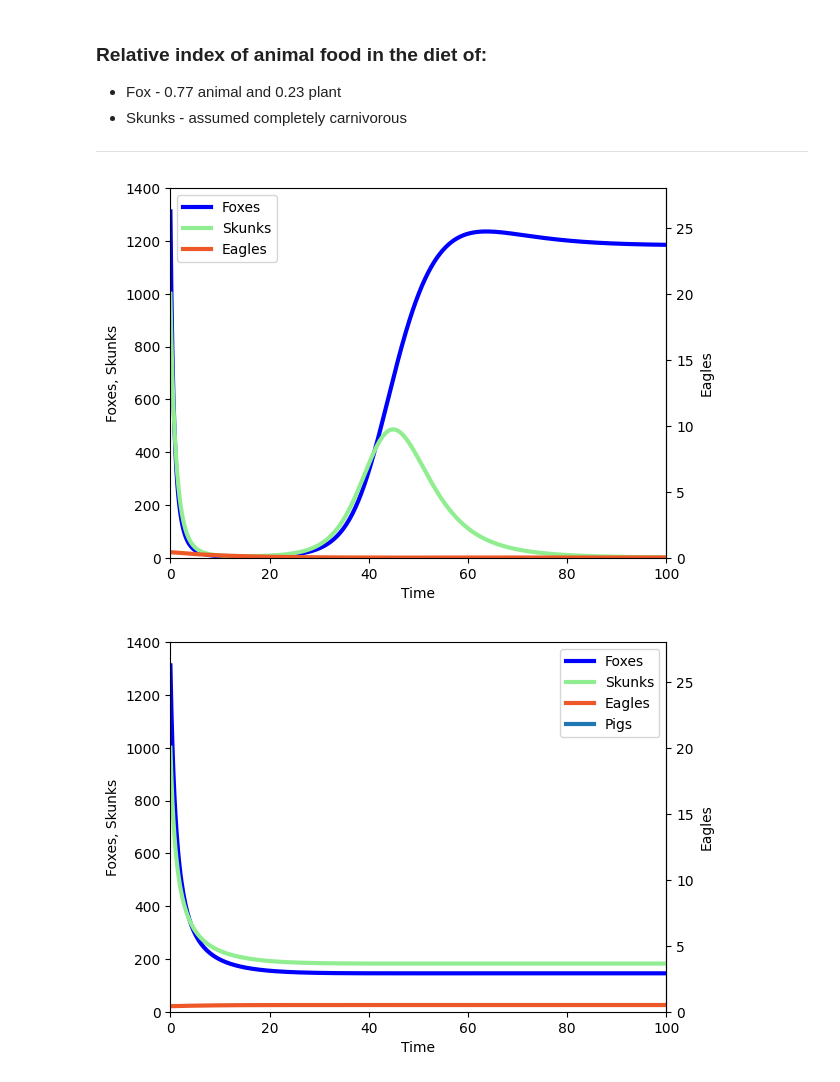
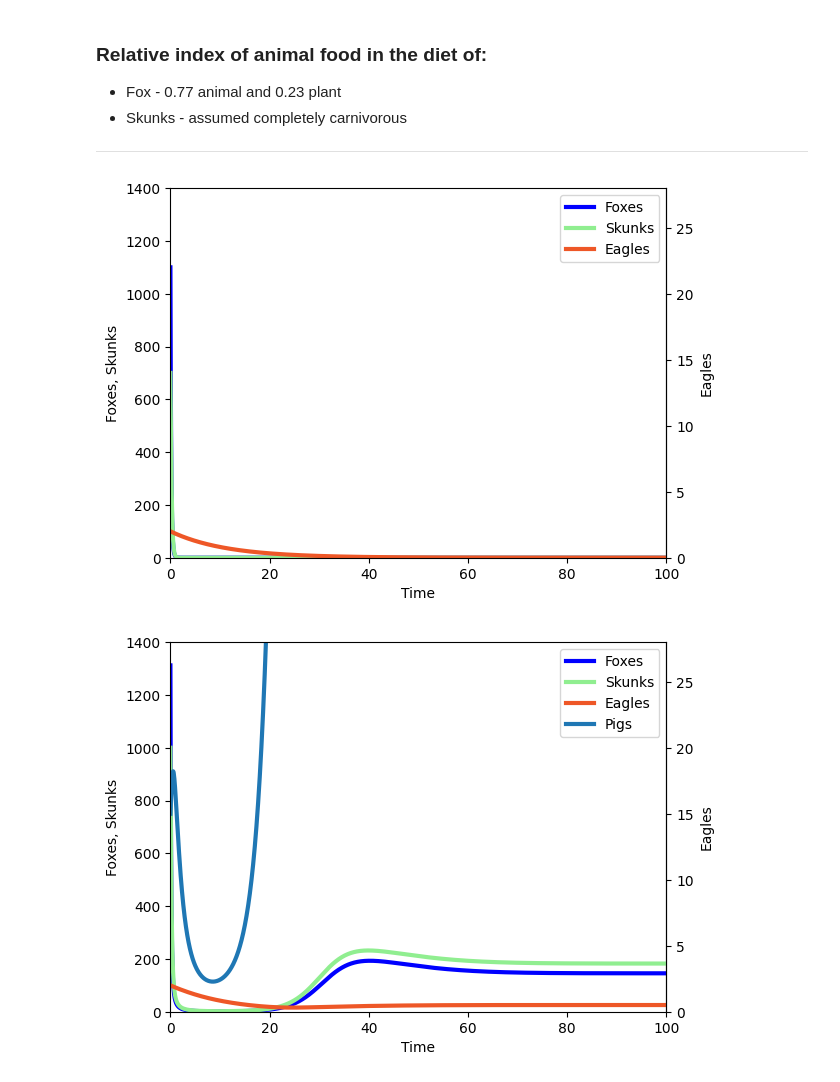
Before and after one commit to mkayeterry/MCDB172, a Jupyter notebook: final/final_LVfoxes.ipynb, the cells around one changed output. Cells and saved outputs as stored; diff of their text form; code cells hidden in the pictures.

Commit message:
finished figure 1 of flu final idea

```diff
--- a/final/final_LVfoxes.ipynb
+++ b/final/final_LVfoxes.ipynb
@@ -114,22 +101,36 @@ cap_year = np.array([1993, 1995, 1996, 1997, 1998, 1999])
 # %%
 # ------------------------------------------------------------------------------------------------
 # Without Pigs
+
+# E = golden eagle (predator)
+E0 = 100
+
+# F = fox (prey)
+F0 = 1100
+
+# S = skunk (prey)
+S0 = 700
+
+# P = piglet (prey)
+P0 = 0
+
 def LV(state, t):
-    F, S, E = state
+    F, S, P, E = state
 
-    dFdt = (r_f * F) * (1 - ((F + (beta_fs * S)) / K_f)) - (mu_f * ((phi * F) / ((phi * F) + (sigma * S))) * E * F)
-    dSdt = (r_s * S) * (1 - ((S + (beta_sf * F)) / K_s)) - (mu_s * ((sigma * S) / ((phi * F) + (sigma * S))) * E * S)
-    dEdt = (((lambda_f * mu_f * (F ** 2)) + (lambda_s * mu_s * (S ** 2)) * E) / ((F + S))) - (nu * E)
+    dFdt = (r_f * F) * (1 - ((F + (beta_fs * S)) / K_f)) - (mu_f * ((phi * F) / ((phi * F) + (sigma * S) + (P))) * E * F)
+    dSdt = (r_s * S) * (1 - ((S + (beta_sf * F)) / K_s)) - (mu_s * ((sigma * S) / ((phi * F) + (sigma * S) + (P))) * E * S)
+    dPdt = (r_p * P) * (1 - (P / K_p)) - (mu_p * (P / ((phi * F) + (sigma * S) + (P))) * E * P)
+    dEdt = (((lambda_f * mu_f * phi * (F ** 2)) + (lambda_s * mu_s * sigma * (S ** 2)) + (lambda_p * mu_p * (P ** 2)) * E) / ((phi * F) + (sigma * S) + (P))) - (nu * E)
 
-    return np.array([dFdt, dSdt, dEdt])
+    return np.array([dFdt, dSdt, dPdt, dEdt])
 
-t = np.linspace(0, 100, 500)
+t = np.linspace(0, 100, 1500)
 
-state0 = [F0, S0, E0]
+state0 = [F0, S0, P0, E0]
 
 state = odeint(LV, state0, t)
 
-F, S, E = state.T
+F, S, P, E = state.T
 
 def y1_y2(x):
     return ((2*x)/100)
@@ -153,6 +154,20 @@ plt.show()
 # -------------------------------------------------------------------------------
 
 # With Pigs
+
+# E = golden eagle (predator)
+E0 = 100
+
+# F = fox (prey)
+F0 = 1312
+
+# S = skunk (prey)
+S0 = 1000
+
+# P = piglet (prey)
+# P0 = 13827
+P0 = 750
+
 def LV_pigs(state_2, t):
     F, S, P, E = state_2
 
@@ -162,36 +177,37 @@ def LV_pigs(state_2, t):
     dEdt = (((lambda_f * mu_f * phi * (F ** 2)) + (lambda_s * mu_s * sigma * (S ** 2)) + (lambda_p * mu_p * (P ** 2)) * E) / ((phi * F) + (sigma * S) + (P))) - (nu * E)
 
     return np.array([dFdt, dSdt, dPdt, dEdt])
+
 
 state0_2 = [F0, S0, P0, E0]
 
 state_2 = odeint(LV_pigs, state0_2, t)
 
 F2, S2, P2, E2 = state_2.T
 
 def y1_y2(x):
     return ((2*x)/100)
 
 def y2_y1(x):
     return x*50
 
 fig, ax = plt.subplots()
 ax.plot(t, F2, '-', linewidth = 3, label = 'Foxes', color = 'blue')
 ax.plot(t, S2, '-', linewidth = 3, label = 'Skunks', color = 'lightgreen')
 ax.plot(t, E2, '-', linewidth = 3, label = 'Eagles', color = '#ee5727')
 ax.plot(t, P2, '-', linewidth = 3, label = 'Pigs')
 ax.set_xlabel('Time')
 ax.set_ylabel('Foxes, Skunks')
 secax = ax.secondary_yaxis('right', functions = (y1_y2, y2_y1))
 secax.set_ylabel('Eagles')
 secax.set_ylim(0, 30)
 ax.set_xlim(0, 100)
 ax.set_ylim(0, 1400)
 ax.legend()
 plt.show()
 # %% [output]
-[figure, old version]
+[figure, new version]
-[figure, old version]
+[figure, new version]
 # %%
 # %% [output]
 13.827
```
Also changed, not shown: parts of 1 cell of this notebook, 6 other files.
